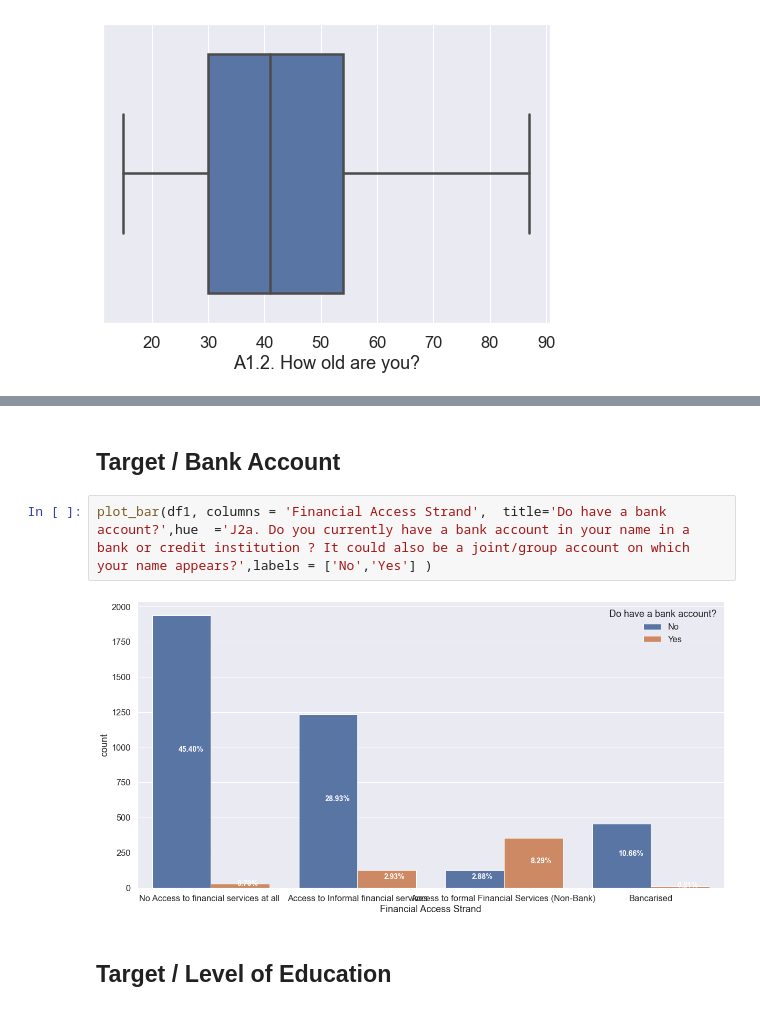
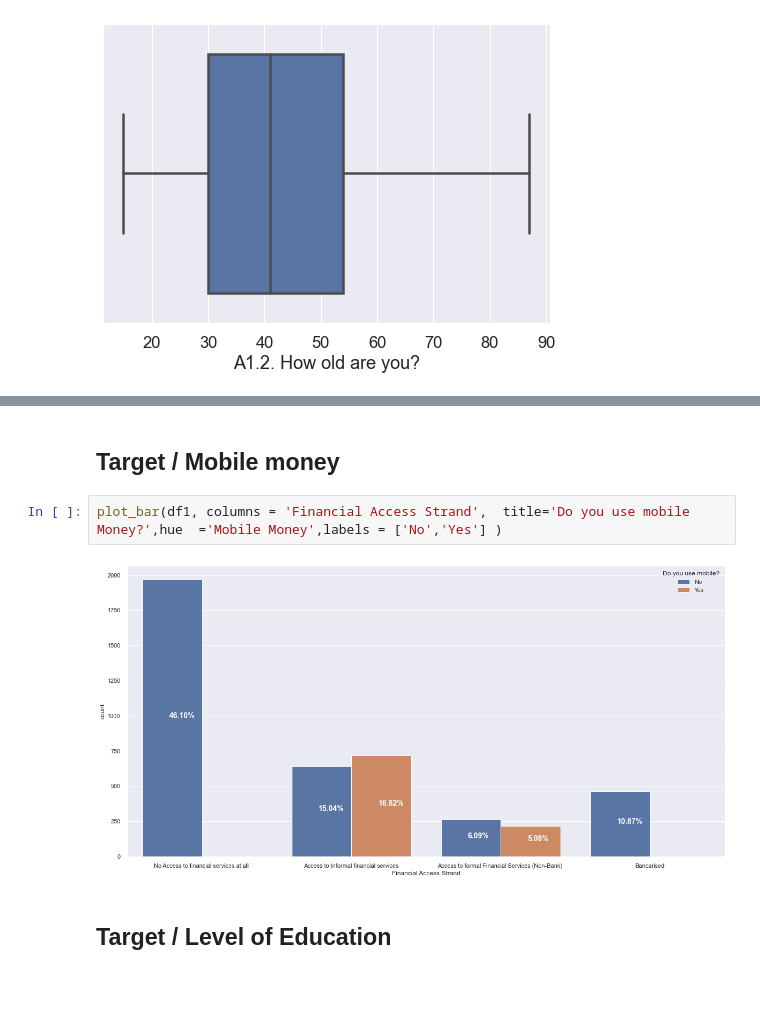
Before and after one commit to VIP509/Finance-Inclusion-1, a Jupyter notebook: Financial Inclusion EDA.ipynb, the cells around one changed output, grey strips where cells are left out. Drawn from its saved outputs; the diff is of its cells as text; blank space fills up the shorter version.

```diff
--- a/Financial Inclusion EDA.ipynb
+++ b/Financial Inclusion EDA.ipynb
@@ -455,11 +455,11 @@ bar1(3, title = 'People who have access to financial services and mobile money a
 # %% [output]
 [figure]
 # %% [markdown]
-## Target / Bank Account
+## Target / Mobile money
-# %%
-plot_bar(df1, columns = 'Financial Access Strand',  title='Do have a bank account?',hue  ='J2a. Do you currently have a bank account in your name in a bank or credit institution ? It could also be a joint/group account on which your name appears?',labels = ['No','Yes'] )
-# %% [output]
-[figure, removed]
+# %%
+plot_bar(df1, columns = 'Financial Access Strand',  title='Do you use mobile Money?',hue  ='Mobile Money',labels = ['No','Yes'] )
+# %% [output]
+[figure, added]
 # %% [markdown]
 ## Target / Level of Education
 # %%
```
Also changed, not shown: parts of 13 cells of this notebook, 2 other files.
